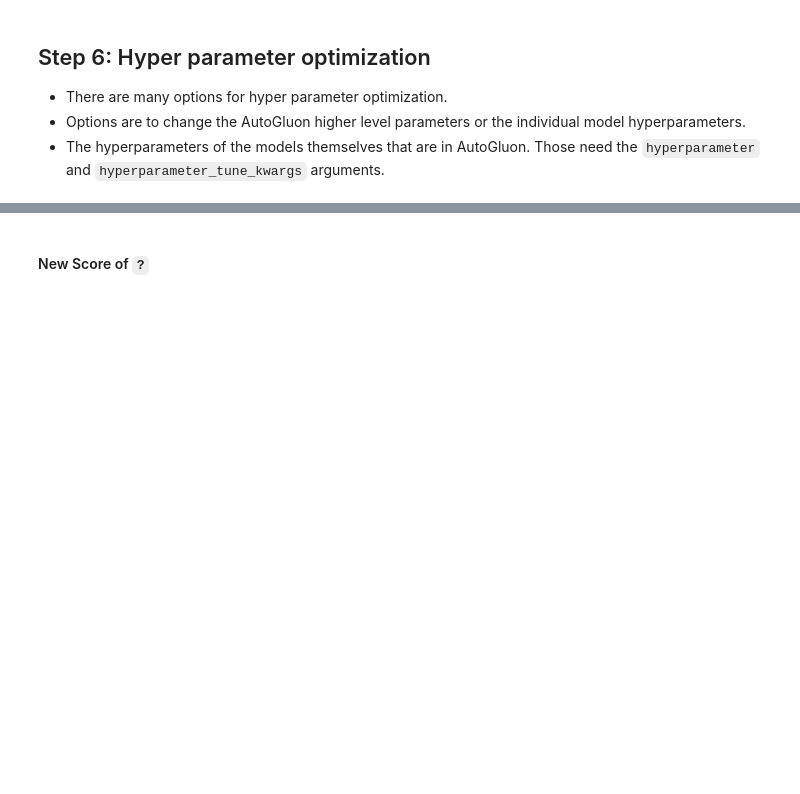
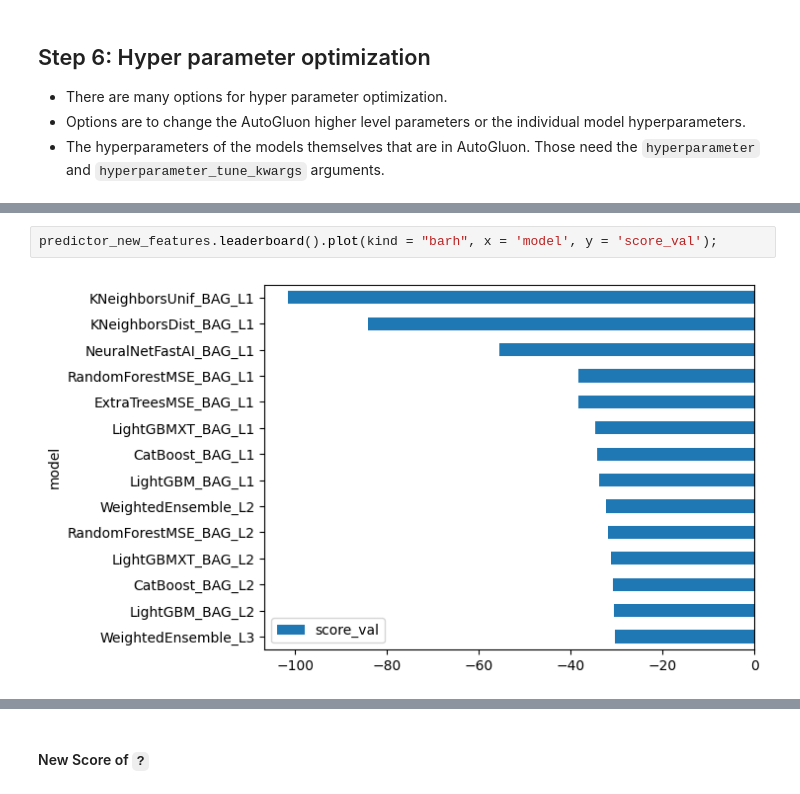
Before and after one commit to Mach-web/bike_sharing, a Jupyter notebook: project/project-template.ipynb, the cells around one changed output, grey strips where cells are left out. Saved outputs shown, nothing was run; the diff lists cells and outputs as text; blank space fills up the shorter version.

```diff
--- a/project/project-template.ipynb
+++ b/project/project-template.ipynb
@@ -629,2 +690,6 @@ predictor_new_hpo = TabularPredictor(?).fit(?)
+# %%
+predictor_new_features.leaderboard().plot(kind = "barh", x = 'model', y = 'score_val');
+# %% [output]
+[figure, added]
 # %%
 predictor_new_hpo.fit_summary()
```
Also changed, not shown: parts of 40 cells of this notebook.
